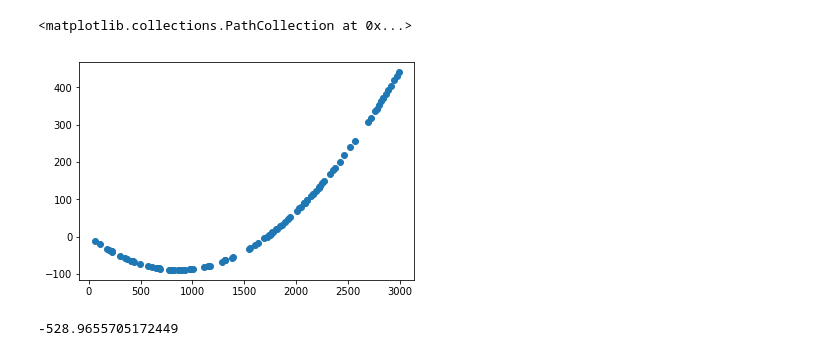
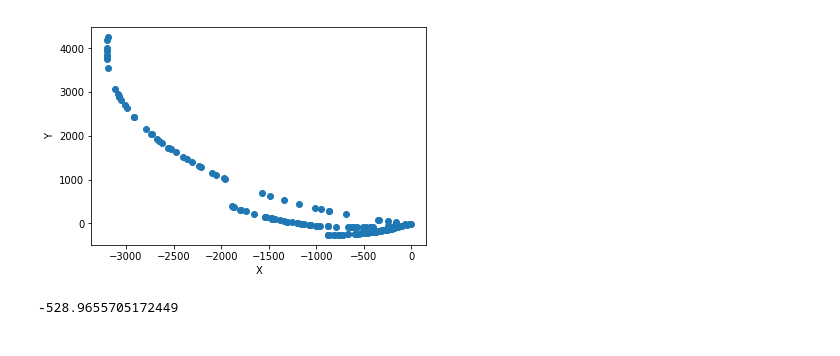
Before and after one commit to escuccim/trackml_code, a Jupyter notebook: Untitled1.ipynb, the cells around one changed output. Cells and saved outputs as stored; diff of their text form; code cells hidden in the pictures.

```diff
--- a/Untitled1.ipynb
+++ b/Untitled1.ipynb
@@ -18,10 +18,16 @@ D=0 #D=500 - Use for helixes far from the origin
 
 z0=0 #z0=200 - Z shifting
 
-t=np.random.rand(100)
+t=np.random.rand(50)
 
 X=-R*np.sin(w*t+theta0)+(R-D)*np.sin(theta0)
 
 Y=-R*np.cos(w*t+theta0)+(R-D)*np.cos(theta0)
 
 Z=z0+v*t
+
+hits1 = pd.DataFrame()
+hits1['x'] = X
+hits1['y'] = Y
+hits1['z'] = Z
+hits1['helix'] = 1
@@ -32,0 +60,28 @@ hits['z'] = Z
+# %%
+R=1500 #Helix Radius
+
+w=np.pi/5 #length of arc
+
+v=1000 # velocity in Z
+
+theta0=-0.6 # angle at the origin
+
+D=0 #D=500 - Use for helixes far from the origin
+
+z0=100 #z0=200 - Z shifting
+
+t=np.random.rand(50)
+
+X=-R*np.sin(w*t+theta0)+(R-D)*np.sin(theta0)
+
+Y=-R*np.cos(w*t+theta0)+(R-D)*np.cos(theta0)
+
+Z=z0+v*t
+
+hits3 = pd.DataFrame()
+hits3['x'] = X
+hits3['y'] = Y
+hits3['z'] = Z
+hits3['helix'] = 3
+# %%
+hits = pd.concat([hits1, hits2, hits3])
@@ -33,5 +97,7 @@ hits['z'] = Z
 # %%
-plt.scatter(hits['z'], hits['y'])
+plt.scatter(hits['x'], hits['y'])
+plt.xlabel("X")
+plt.ylabel("Y")
+plt.show()
 # %% [output]
-<matplotlib.collections.PathCollection at 0x...>
-[figure, old version]
+[figure, new version]
```
Also changed, not shown: parts of 17 cells of this notebook, 3 other files.
